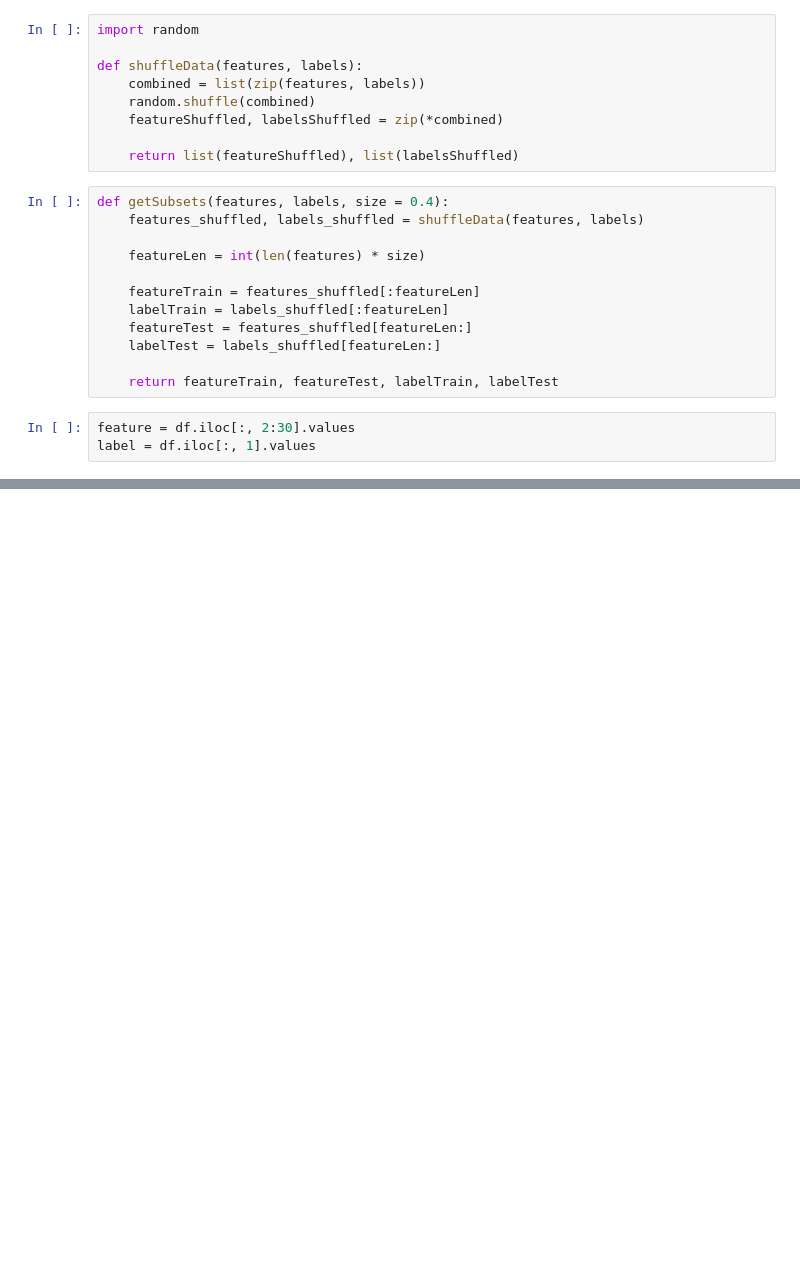
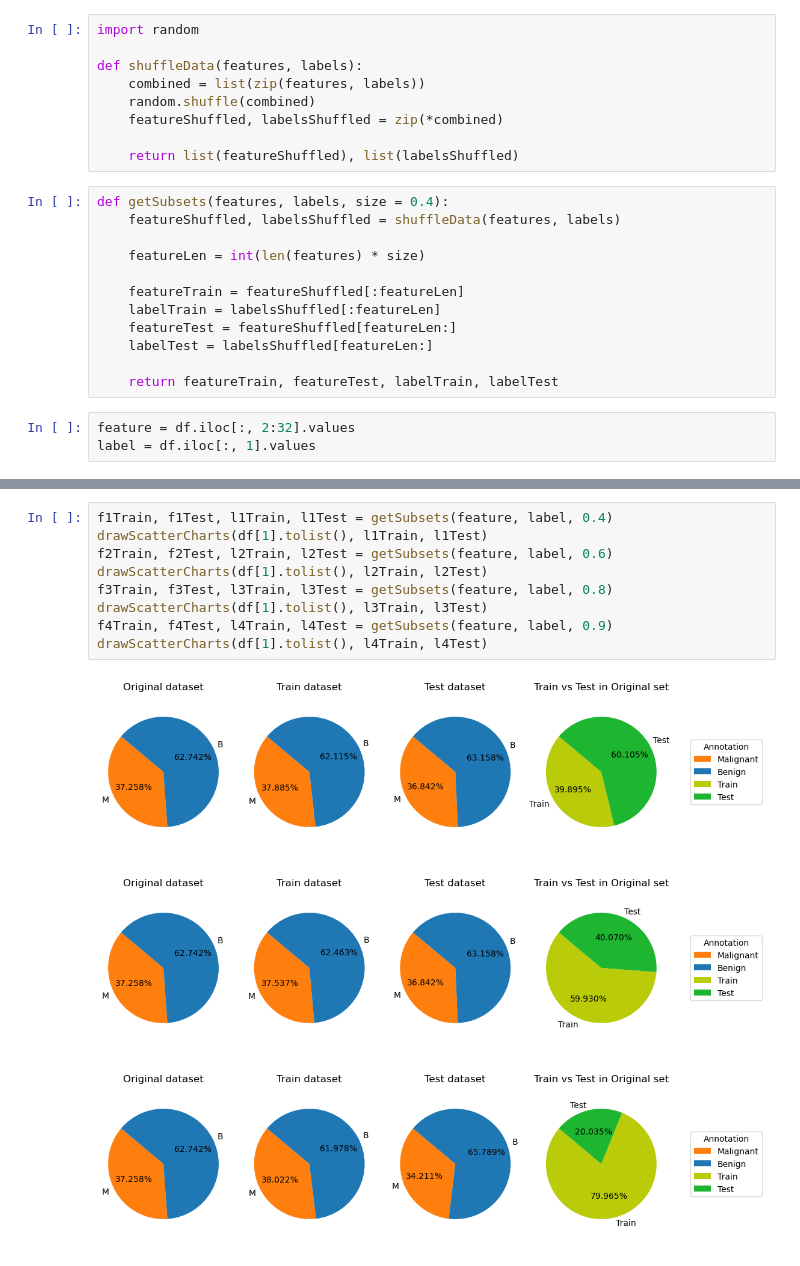
Before and after one commit to JackArrowden/DecisionTree_BreastCancerDataset, a Jupyter notebook: 22127486.ipynb, the cells around one changed output, grey strips where cells are left out. Drawn from its saved outputs; the diff is of its cells as text; blank space fills up the shorter version.

Commit message:
<🎭> Add functions to visualize subsets and show the decision trees

```diff
--- a/22127486.ipynb
+++ b/22127486.ipynb
@@ -28,16 +28,16 @@ def shuffleData(features, labels):
     return list(featureShuffled), list(labelsShuffled)
 # %%
 def getSubsets(features, labels, size = 0.4):
-    features_shuffled, labels_shuffled = shuffleData(features, labels)
+    featureShuffled, labelsShuffled = shuffleData(features, labels)
 
     featureLen = int(len(features) * size)
 
-    featureTrain = features_shuffled[:featureLen]
-    labelTrain = labels_shuffled[:featureLen]
-    featureTest = features_shuffled[featureLen:]
-    labelTest = labels_shuffled[featureLen:]
+    featureTrain = featureShuffled[:featureLen]
+    labelTrain = labelsShuffled[:featureLen]
+    featureTest = featureShuffled[featureLen:]
+    labelTest = labelsShuffled[featureLen:]
 
     return featureTrain, featureTest, labelTrain, labelTest
 # %%
-feature = df.iloc[:, 2:30].values
+feature = df.iloc[:, 2:32].values
 label = df.iloc[:, 1].values
@@ -57,0 +90,13 @@ print(len(f4Tn), len(f4Ts), len(l4Tn), len(l4Ts))
+# %%
+f1Train, f1Test, l1Train, l1Test = getSubsets(feature, label, 0.4)
+drawScatterCharts(df[1].tolist(), l1Train, l1Test)
+f2Train, f2Test, l2Train, l2Test = getSubsets(feature, label, 0.6)
+drawScatterCharts(df[1].tolist(), l2Train, l2Test)
+f3Train, f3Test, l3Train, l3Test = getSubsets(feature, label, 0.8)
+drawScatterCharts(df[1].tolist(), l3Train, l3Test)
+f4Train, f4Test, l4Train, l4Test = getSubsets(feature, label, 0.9)
+drawScatterCharts(df[1].tolist(), l4Train, l4Test)
+# %% [output]
+[figure, added]
+[figure, added]
+[figure, added]
```
Also changed, not shown: parts of 6 cells of this notebook, 1 other file.
